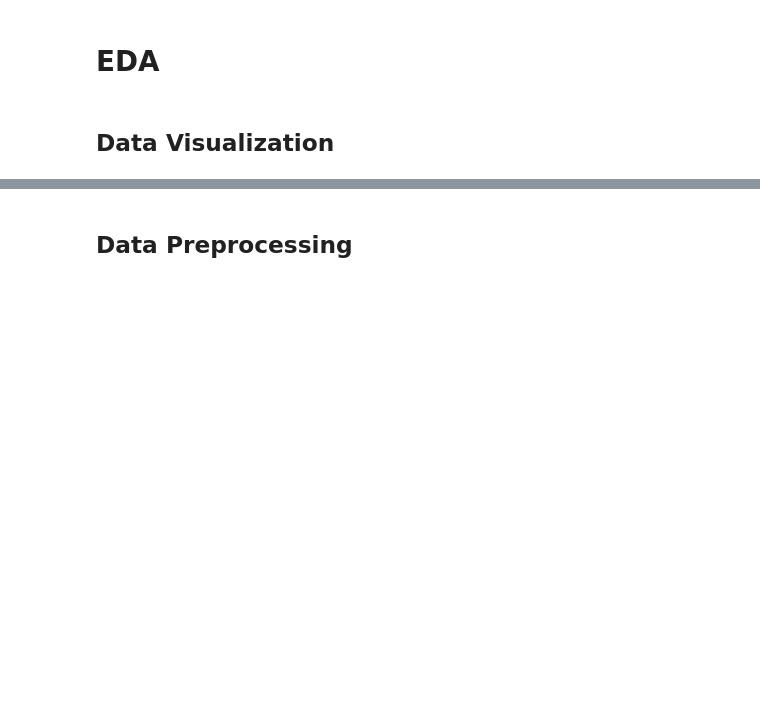
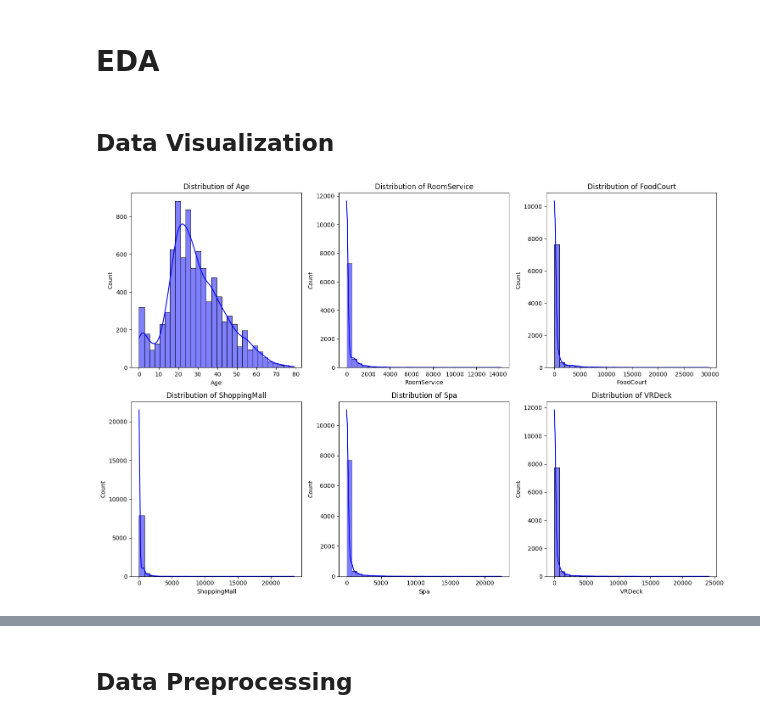
Before and after one commit to Kaggle-Challenge-Group-13/Spaceship-Titanic---Group-13, a Jupyter notebook: Kaggle_Spaceship_Challenge_Group_13.ipynb, the cells around one changed output, grey strips where cells are left out. Drawn from its saved outputs; the diff is of its cells as text; code cells hidden in the pictures; blank space fills up the shorter version.

```diff
--- a/Kaggle_Spaceship_Challenge_Group_13.ipynb
+++ b/Kaggle_Spaceship_Challenge_Group_13.ipynb
@@ -173,3 +173,22 @@ Name: 8473 unique values
 # **EDA**
 # %% [markdown]
 ## **Data Visualization**
+# %%
+# List of columns to plot
+columns_to_plot = ['Age', 'RoomService', 'FoodCourt', 'ShoppingMall', 'Spa', 'VRDeck']
+
+# Set up the matplotlib figure
+plt.figure(figsize=(15, 10))
+
+# Create a histogram for each column
+for i, column in enumerate(columns_to_plot, 1):
+    plt.subplot(2, 3, i)
+    sns.histplot(df_train[column], bins=30, kde=True, color='blue', edgecolor='black')
+    plt.title(f'Distribution of {column}')
+    plt.xlabel(column)
+    plt.ylabel('Count')
+
+plt.tight_layout()
+plt.show()
+# %% [output]
+[figure, added]
```
Also changed, not shown: parts of 2 cells of this notebook.
